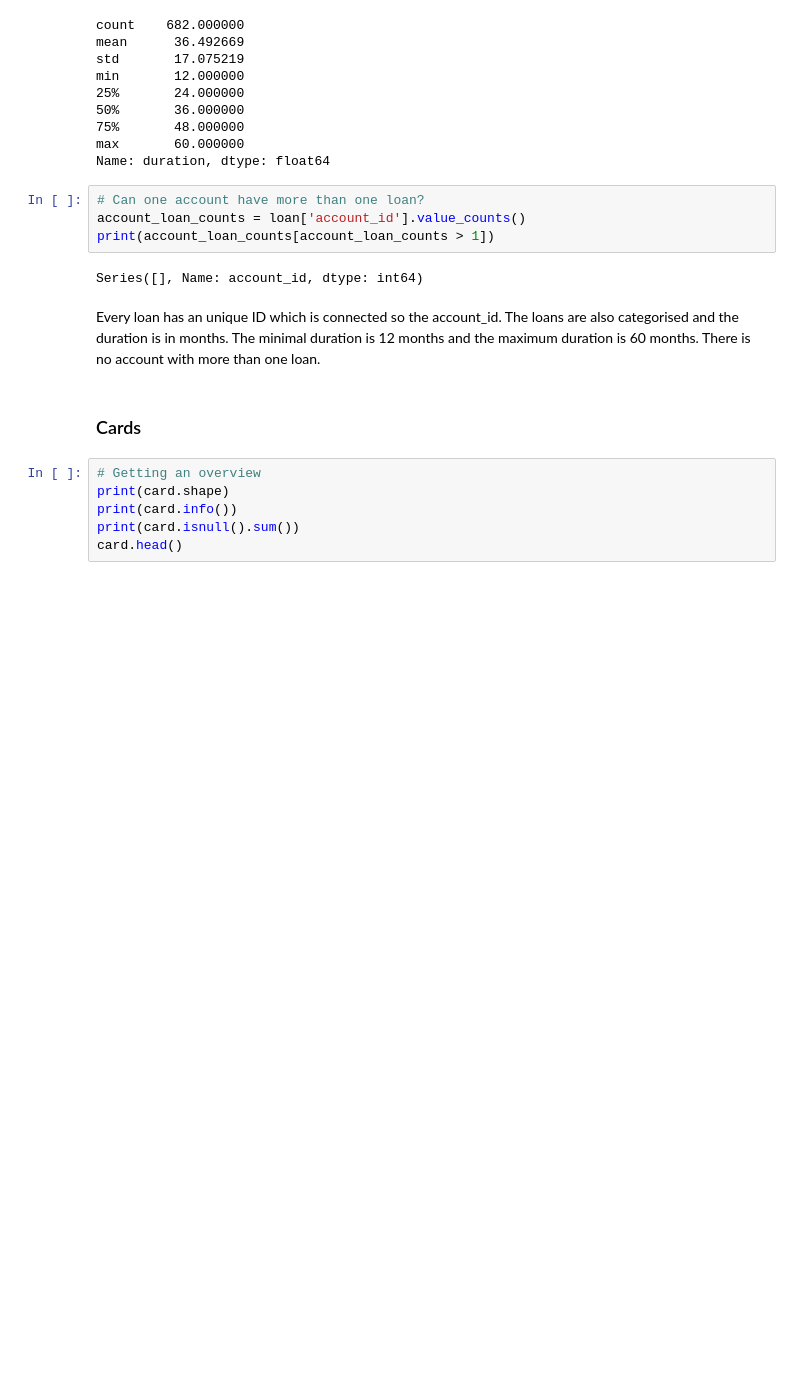
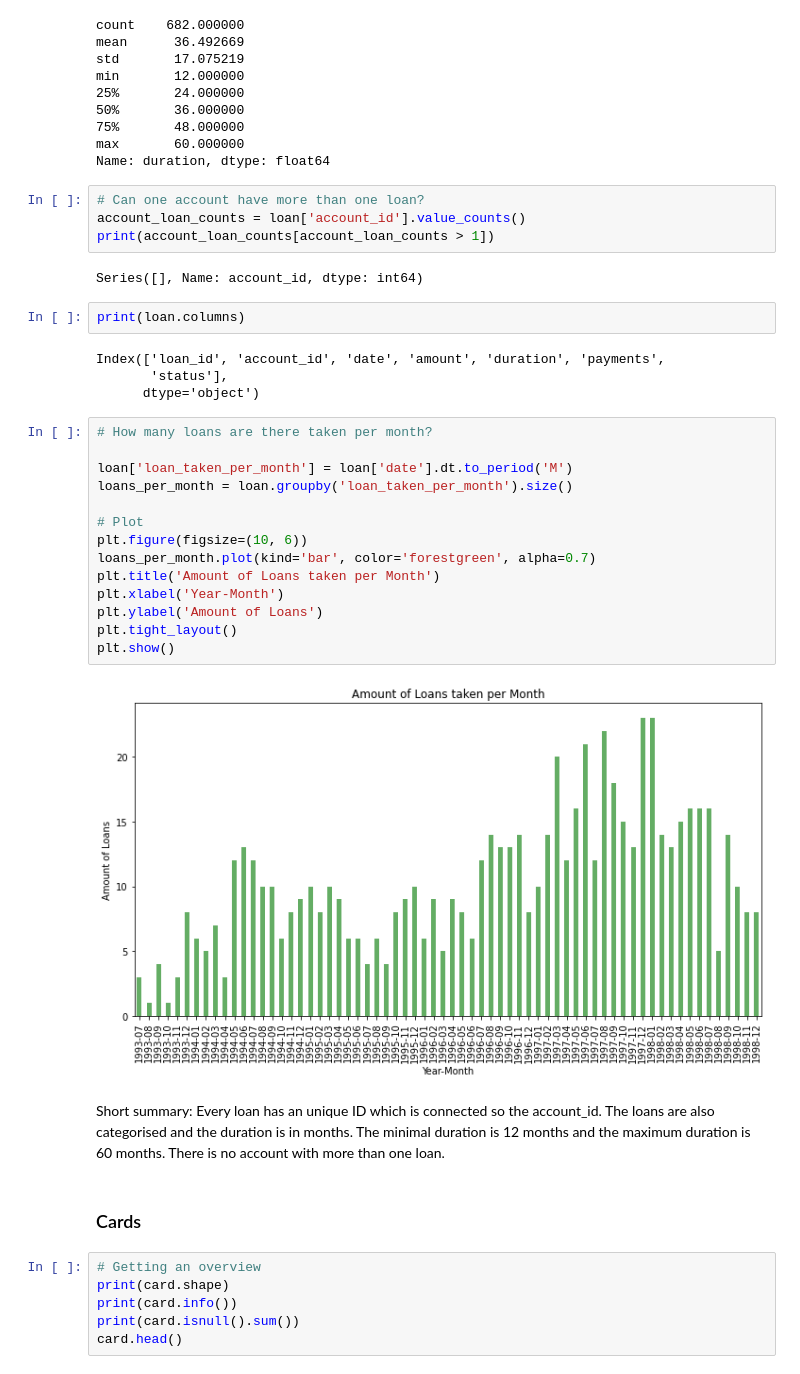
Before and after one commit to NikodemWojtczak/FHNW_AML, a Jupyter notebook: Niko_notebook.ipynb, the cells around one changed output. Cells and saved outputs as stored; diff of their text form; blank space fills up the shorter version.

```diff
--- a/Niko_notebook.ipynb
+++ b/Niko_notebook.ipynb
@@ -927,8 +927,30 @@ account_loan_counts = loan['account_id'].value_counts()
 print(account_loan_counts[account_loan_counts > 1])
 # %% [output]
 Series([], Name: account_id, dtype: int64)
+# %%
+print(loan.columns)
+# %% [output]
+Index(['loan_id', 'account_id', 'date', 'amount', 'duration', 'payments',
+       'status'],
+      dtype='object')
+# %%
+# How many loans are there taken per month?
+
+loan['loan_taken_per_month'] = loan['date'].dt.to_period('M')
+loans_per_month = loan.groupby('loan_taken_per_month').size()
+
+# Plot
+plt.figure(figsize=(10, 6))
+loans_per_month.plot(kind='bar', color='forestgreen', alpha=0.7)
+plt.title('Amount of Loans taken per Month')
+plt.xlabel('Year-Month')
+plt.ylabel('Amount of Loans')
+plt.tight_layout()
+plt.show()
+# %% [output]
+[figure, added]
 # %% [markdown]
-Every loan has an unique ID which is connected so the account_id. The loans are also categorised and the duration is in months. The minimal duration is 12 months and the maximum duration is 60 months. There is no account with more than one loan.
+Short summary: Every loan has an unique ID which is connected so the account_id. The loans are also categorised and the duration is in months. The minimal duration is 12 months and the maximum duration is 60 months. There is no account with more than one loan.
 # %% [markdown]
 ### Cards
 # %%
```
Also changed, not shown: parts of 8 cells of this notebook.
